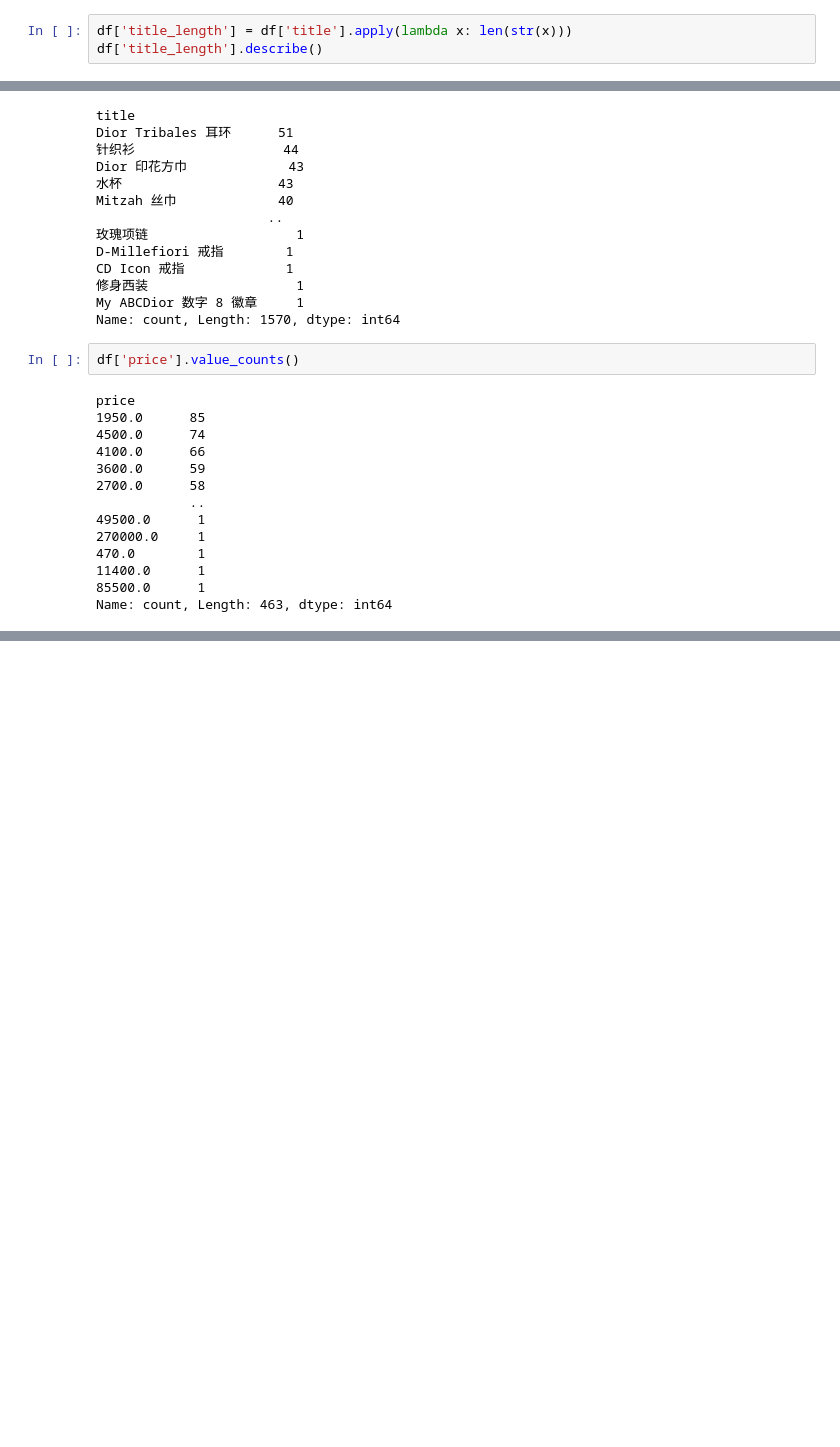
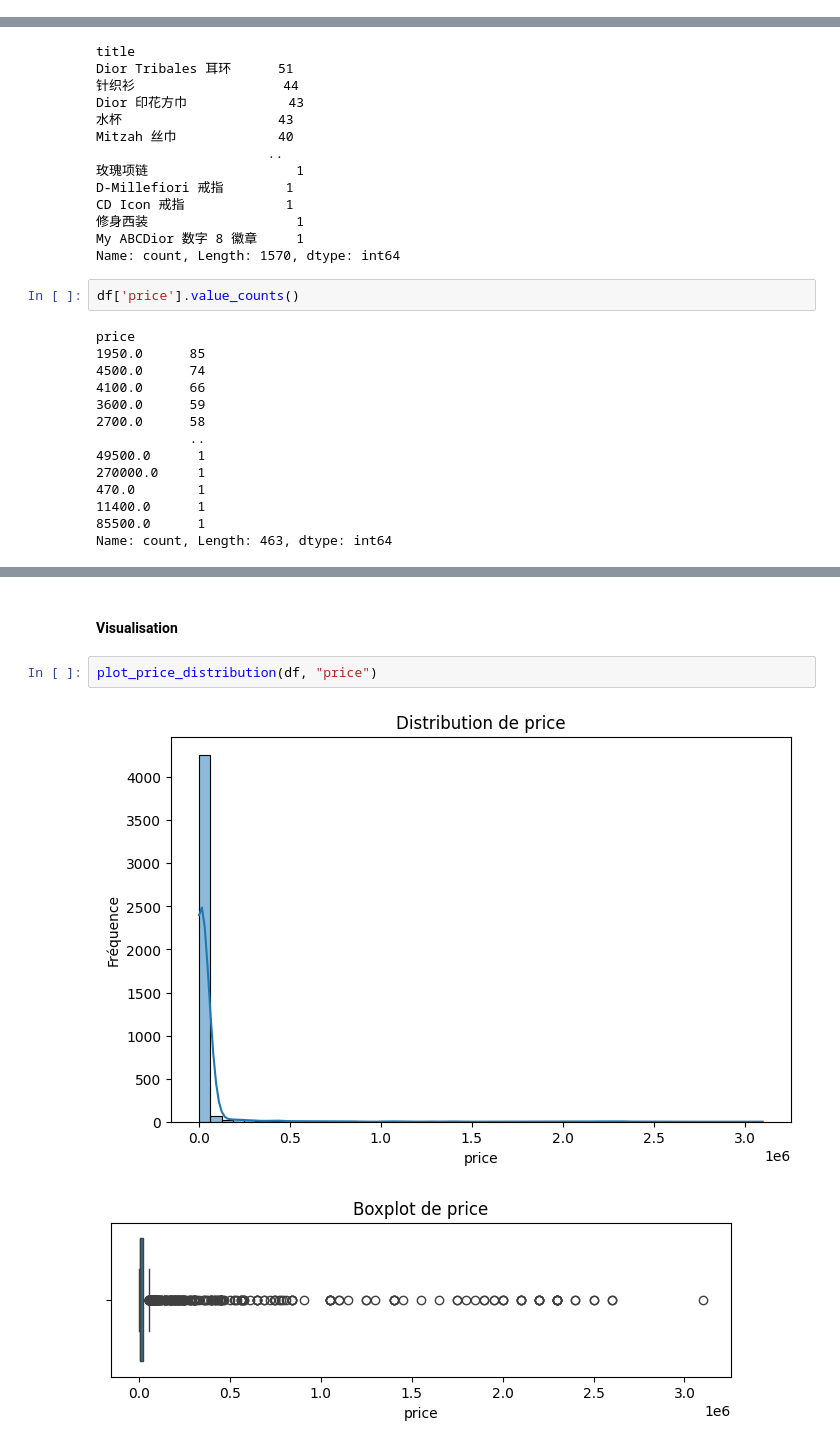
Before and after one commit to Chlooow/Projet-Apprentissage-Artificiel, a Jupyter notebook: notebooks/EDA.ipynb, the cells around one changed output, grey strips where cells are left out. Drawn from its saved outputs; the diff is of its cells as text; blank space fills up the shorter version.

```diff
--- a/notebooks/EDA.ipynb
+++ b/notebooks/EDA.ipynb
@@ -402,3 +423,0 @@ array(['MINI BAGS', 'POUCHES', 'DECORATIVE PIECES', 'HANDBAGS',
-# %%
-df['title_length'] = df['title'].apply(lambda x: len(str(x)))
-df['title_length'].describe()
@@ -548,0 +526,7 @@ X[['title_romanized']].head(10)
+# %% [markdown]
+#### Visualisation
+# %%
+plot_price_distribution(df, "price")
+# %% [output]
+[figure, added]
+[figure, added]
```
Also changed, not shown: parts of 45 cells of this notebook, 12 other files.
